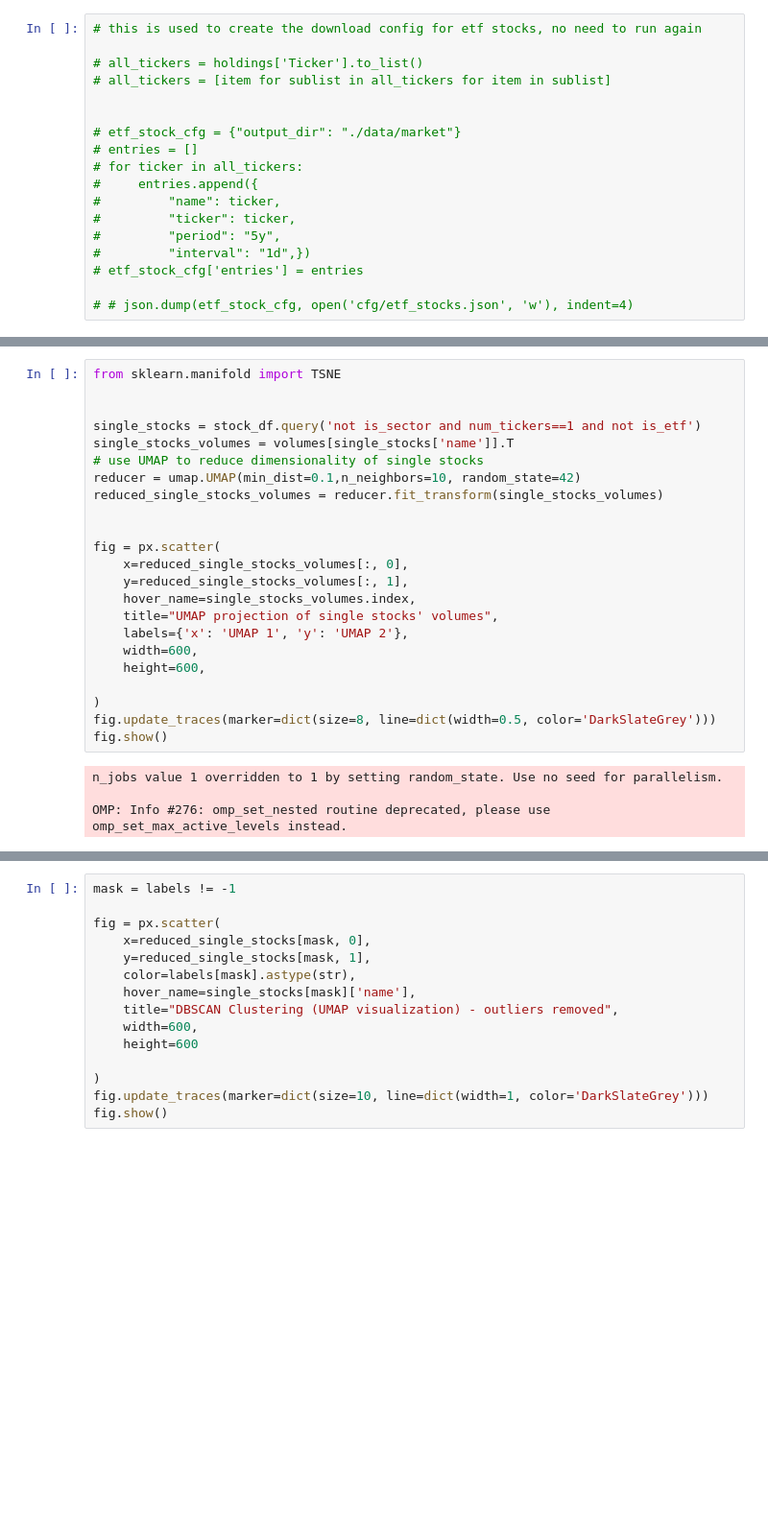
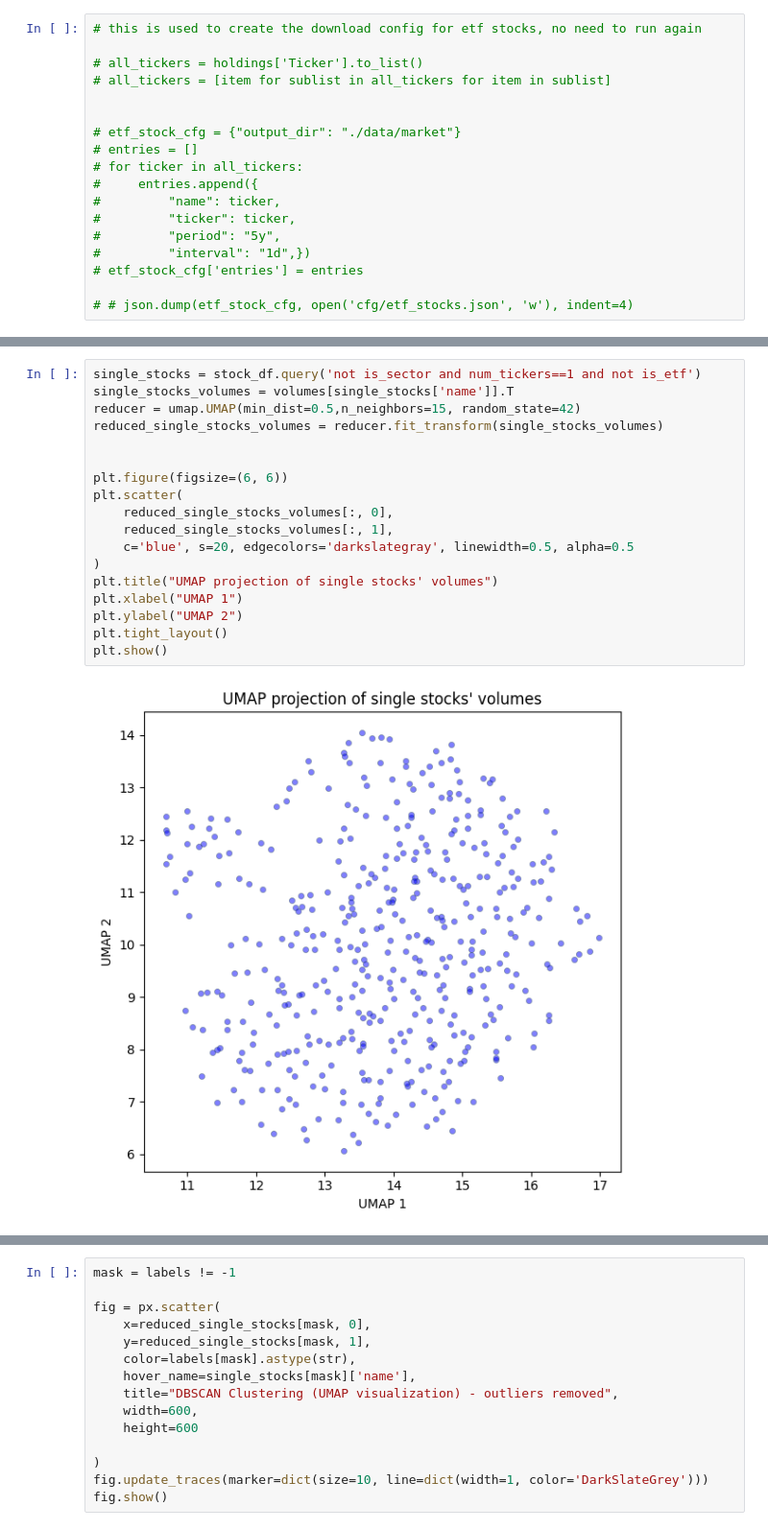
Before and after one commit to YishayPo/needleInHaystack, a Jupyter notebook: clustering.ipynb, the cells around one changed output, grey strips where cells are left out. Shown at 96% size. Drawn from its saved outputs; the diff is of its cells as text; blank space fills up the shorter version.

```diff
--- a/clustering.ipynb
+++ b/clustering.ipynb
@@ -190,30 +186,23 @@ plt.show()
 # %%
-from sklearn.manifold import TSNE
-
-
 single_stocks = stock_df.query('not is_sector and num_tickers==1 and not is_etf')
 single_stocks_volumes = volumes[single_stocks['name']].T
-# use UMAP to reduce dimensionality of single stocks
-reducer = umap.UMAP(min_dist=0.1,n_neighbors=10, random_state=42)
+reducer = umap.UMAP(min_dist=0.5,n_neighbors=15, random_state=42)
 reduced_single_stocks_volumes = reducer.fit_transform(single_stocks_volumes)
 
 
-fig = px.scatter(
-    x=reduced_single_stocks_volumes[:, 0],
-    y=reduced_single_stocks_volumes[:, 1],
-    hover_name=single_stocks_volumes.index,
-    title="UMAP projection of single stocks' volumes",
-    labels={'x': 'UMAP 1', 'y': 'UMAP 2'},
-    width=600,
-    height=600,
-
+plt.figure(figsize=(6, 6))
+plt.scatter(
+    reduced_single_stocks_volumes[:, 0],
+    reduced_single_stocks_volumes[:, 1],
+    c='blue', s=20, edgecolors='darkslategray', linewidth=0.5, alpha=0.5
 )
-fig.update_traces(marker=dict(size=8, line=dict(width=0.5, color='DarkSlateGrey')))
-fig.show()
+plt.title("UMAP projection of single stocks' volumes")
+plt.xlabel("UMAP 1")
+plt.ylabel("UMAP 2")
+plt.tight_layout()
+plt.show()
 # %% [output]
-n_jobs value 1 overridden to 1 by setting random_state. Use no seed for parallelism.
-
-OMP: Info #276: omp_set_nested routine deprecated, please use omp_set_max_active_levels instead.
+[figure, added]
 # %%
 import math
 import numpy as np
```
Also changed, not shown: parts of 6 cells of this notebook, 5 other files.
